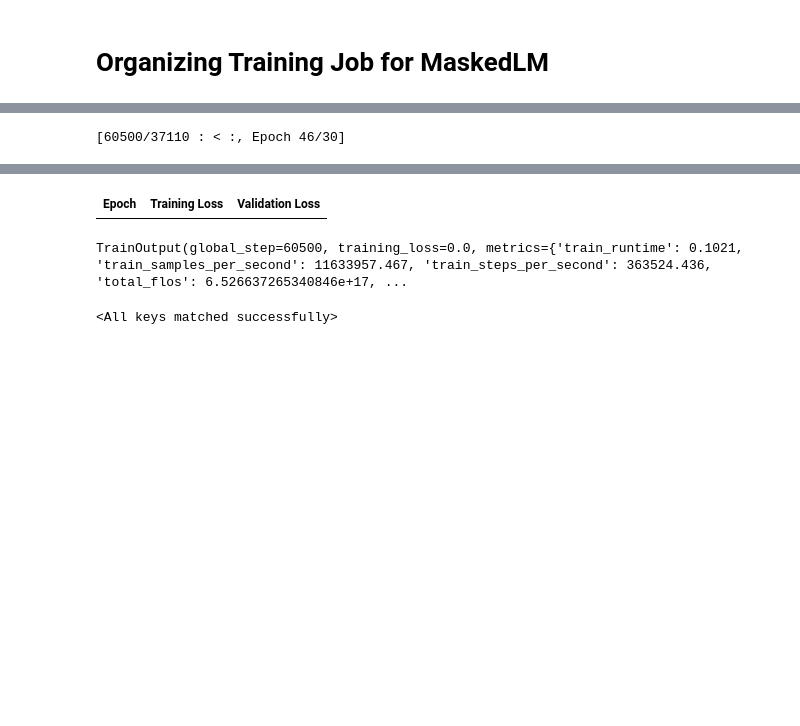
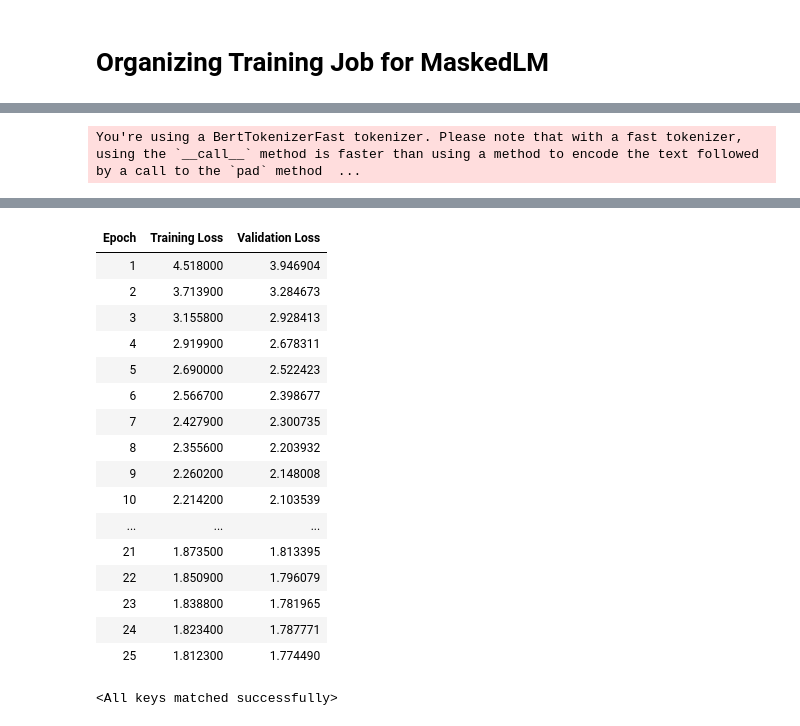
Before and after one commit to leeparkuky/UKYDataScienceComp2023, a Jupyter notebook: Pretraining BERT with custom positional embedding.ipynb, the cells around one changed output, grey strips where cells are left out. Cells and saved outputs as stored; diff of their text form; code cells hidden in the pictures; blank space fills up the shorter version.

```diff
--- a/Pretraining BERT with custom positional embedding.ipynb
+++ b/Pretraining BERT with custom positional embedding.ipynb
@@ -126,7 +126,7 @@ training_args = TrainingArguments(
     per_device_eval_batch_size = 4,
     fp16 = True,
     learning_rate=2e-5,
-    num_train_epochs=30,
+    num_train_epochs=40,
     weight_decay=0.01,
     push_to_hub=False,
     gradient_accumulation_steps=4,
@@ -140,7 +140,7 @@ trainer = Trainer(
     model=model.to(torch.device('cuda')),
     args=training_args,
     train_dataset=articles_tokenized["train"],
-    eval_dataset=articles_tokenized["train"].shuffle().select(range(64)),
+    eval_dataset=articles_tokenized["test"],
     data_collator=data_collator,
 )
 # %%
@@ -150,4 +150,4 @@ GPU memory occupied: 2030 MB.
 # %%
-trainer.train(resume_from_checkpoint = True)
+trainer.train()
 # %% [output]
-[60500/37110 : < :, Epoch 46/30]
+You're using a BertTokenizerFast tokenizer. Please note that with a fast tokenizer, using the `__call__` method is faster than using a method to encode the text followed by a call to the `pad` method  ...
@@ -154,5 +155,20 @@ trainer.train(resume_from_checkpoint = True)
 | Epoch | Training Loss | Validation Loss |
+| 1 | 4.518000 | 3.946904 |
+| 2 | 3.713900 | 3.284673 |
+| 3 | 3.155800 | 2.928413 |
+| 4 | 2.919900 | 2.678311 |
+| 5 | 2.690000 | 2.522423 |
+| 6 | 2.566700 | 2.398677 |
+| 7 | 2.427900 | 2.300735 |
+| 8 | 2.355600 | 2.203932 |
+| 9 | 2.260200 | 2.148008 |
+| 10 | 2.214200 | 2.103539 |
+| ... | ... | ... |
+| 21 | 1.873500 | 1.813395 |
+| 22 | 1.850900 | 1.796079 |
+| 23 | 1.838800 | 1.781965 |
+| 24 | 1.823400 | 1.787771 |
+| 25 | 1.812300 | 1.774490 |
-TrainOutput(global_step=60500, training_loss=0.0, metrics={'train_runtime': 0.1021, 'train_samples_per_second': 11633957.467, 'train_steps_per_second': 363524.436, 'total_flos': 6.526637265340846e+17, ...
 # %%
 trainer.save_model('MashableBertForMaskedLM_Pretrained')
 # %%
```
Also changed, not shown: parts of 16 cells of this notebook, 1 other file.
